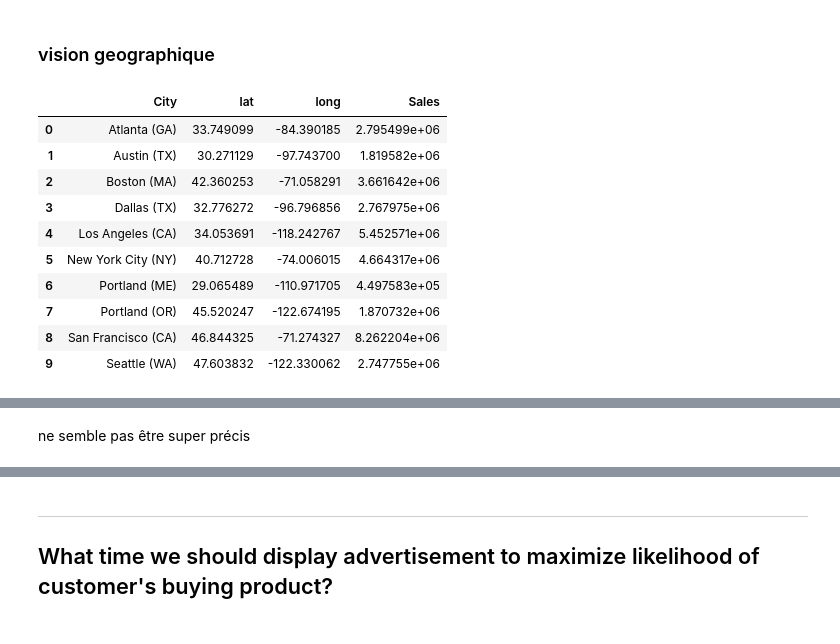
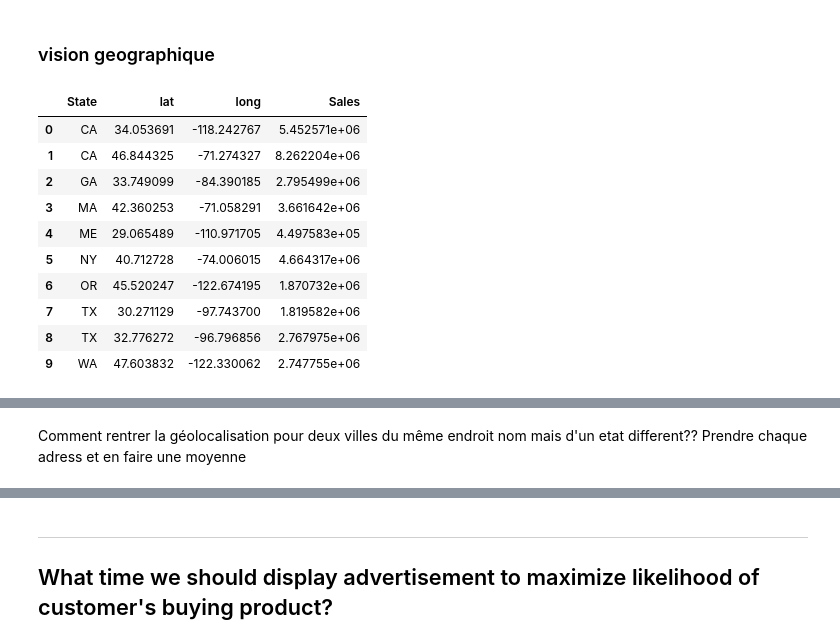
Before and after one commit to agensit/analyse_des_ventes, a Jupyter notebook: analyse_des_ventes.ipynb, the cells around one changed output, grey strips where cells are left out. Drawn from its saved outputs; the diff is of its cells as text; code cells hidden in the pictures.

```diff
--- a/analyse_des_ventes.ipynb
+++ b/analyse_des_ventes.ipynb
@@ -225,7 +225,11 @@ def get_city(adress):
 def get_state(adress):
     return adress.split(',')[2].split(' ')[1]
 
-data['City'] = data['Purchase Address'].apply(lambda x:f'{get_city(x)} ({get_state(x)})')
+data['City'] = data['Purchase Address'].apply(lambda x:f'{get_city(x)}, {get_state(x)}')
+
+# # test
+# data['City'] = data['Purchase Address'].apply(lambda x:f'{get_city(x)}')
+# data['State'] =  data['Purchase Address'].apply(lambda x:f'({get_state(x)})')
 data.head()
 # %% [output]
 |  | Order ID | Product | Quantity Ordered | Price Each | Order Date | Purchase Address | Hour | Month_num | ... |
@@ -318,25 +321,26 @@ with open('mapbox_token.txt') as f:
 mapbox_access_token = lines[0]
 px.set_mapbox_access_token(mapbox_access_token)
 # %%
-test = data.groupby(['City','lat','long']).sum()['Sales'].reset_index()
+test = data.groupby(['State','lat','long']).sum()['Sales'].reset_index()
 test
 # %% [output]
-|  | City | lat | long | Sales |
-| 0 | Atlanta (GA) | 33.749099 | -84.390185 | 2.795499e+06 |
-| 1 | Austin (TX) | 30.271129 | -97.743700 | 1.819582e+06 |
-| 2 | Boston (MA) | 42.360253 | -71.058291 | 3.661642e+06 |
-| 3 | Dallas (TX) | 32.776272 | -96.796856 | 2.767975e+06 |
-| 4 | Los Angeles (CA) | 34.053691 | -118.242767 | 5.452571e+06 |
-| 5 | New York City (NY) | 40.712728 | -74.006015 | 4.664317e+06 |
-| 6 | Portland (ME) | 29.065489 | -110.971705 | 4.497583e+05 |
-| 7 | Portland (OR) | 45.520247 | -122.674195 | 1.870732e+06 |
-| 8 | San Francisco (CA) | 46.844325 | -71.274327 | 8.262204e+06 |
-| 9 | Seattle (WA) | 47.603832 | -122.330062 | 2.747755e+06 |
+|  | State | lat | long | Sales |
+| 0 | CA | 34.053691 | -118.242767 | 5.452571e+06 |
+| 1 | CA | 46.844325 | -71.274327 | 8.262204e+06 |
+| 2 | GA | 33.749099 | -84.390185 | 2.795499e+06 |
+| 3 | MA | 42.360253 | -71.058291 | 3.661642e+06 |
+| 4 | ME | 29.065489 | -110.971705 | 4.497583e+05 |
+| 5 | NY | 40.712728 | -74.006015 | 4.664317e+06 |
+| 6 | OR | 45.520247 | -122.674195 | 1.870732e+06 |
+| 7 | TX | 30.271129 | -97.743700 | 1.819582e+06 |
+| 8 | TX | 32.776272 | -96.796856 | 2.767975e+06 |
+| 9 | WA | 47.603832 | -122.330062 | 2.747755e+06 |
 # %%
 fig = px.scatter_mapbox(test, lat="lat", lon="long", size="Sales", zoom=3)
 fig.show()
 # %% [output]
 [interactive output not drawn]
-# %% [markdown]
-ne semble pas être super précis
+# %% [markdown]
+Comment rentrer la géolocalisation pour deux villes du même endroit nom mais d'un etat different??
+Prendre chaque adress et en faire une moyenne
 # %%
```
Also changed, not shown: parts of 4 cells of this notebook.
